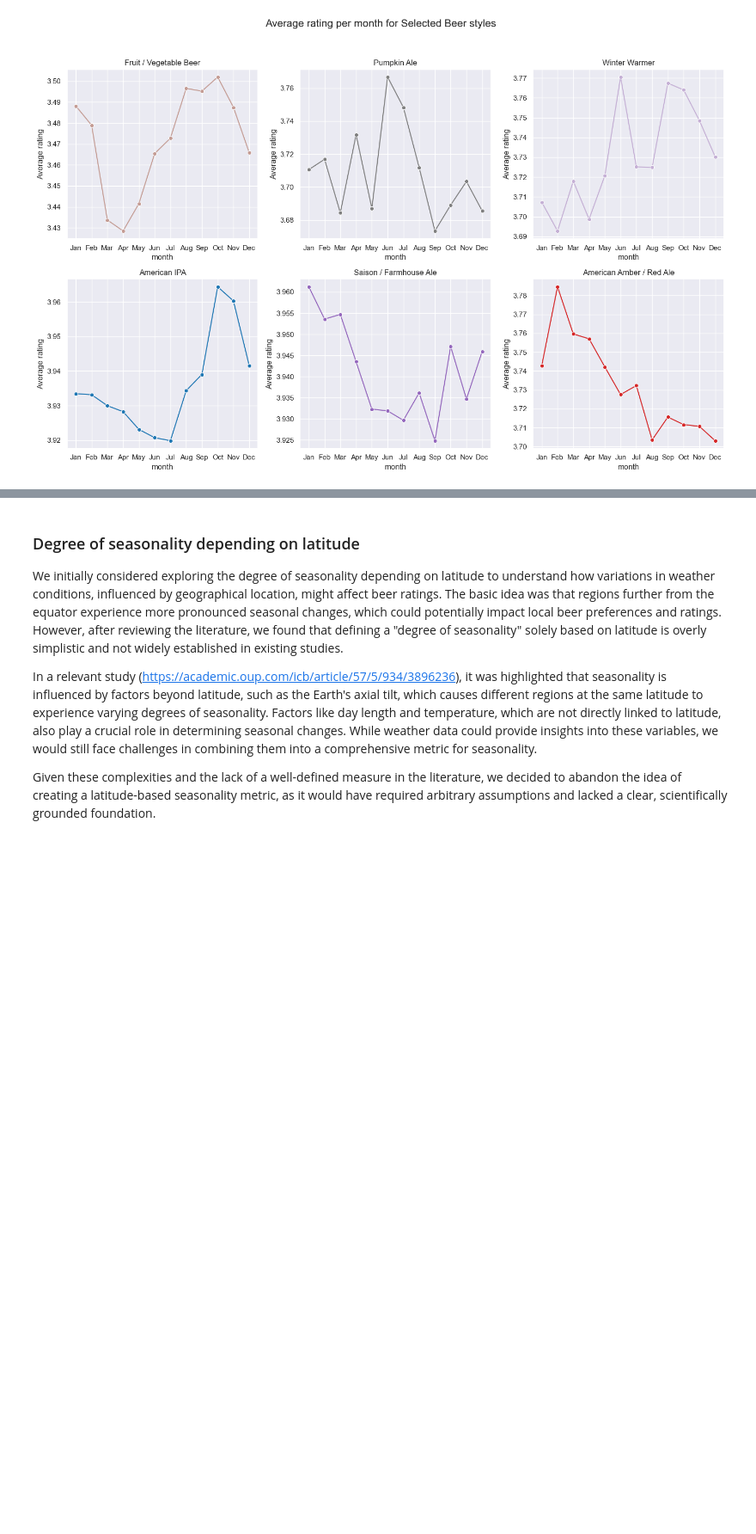
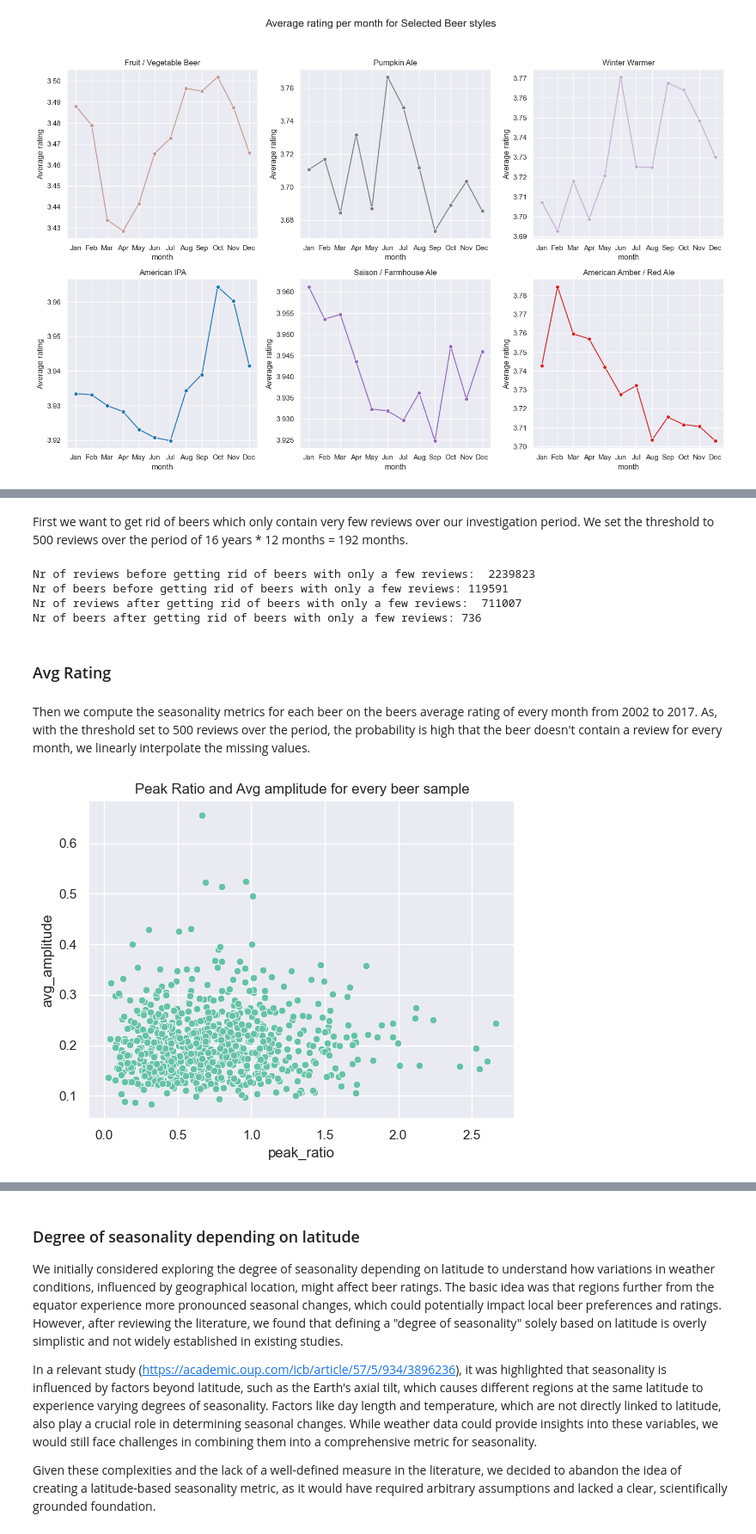
Before and after one commit to epfl-ada/ada-2024-project-leonardodatavinci, a Jupyter notebook: results.ipynb, the cells around one changed output, grey strips where cells are left out. Shown at 86% size. Cells and saved outputs as stored; diff of their text form; code cells hidden in the pictures; blank space fills up the shorter version.

Commit message:
updated and combined into results

```diff
--- a/results.ipynb
+++ b/results.ipynb
@@ -749,0 +757,58 @@ plt.show()
+# %%
+reviews_df = pd.read_csv("src/data/beerAdvocateReviewsUSA.csv", index_col=0)
+reviews_df["date_object"] = reviews_df["date_object"].map(datetime.fromisoformat)
+# %% [markdown]
+First we want to get rid of beers which only contain very few reviews over our investigation period. We set the threshold to 500 reviews over the period of 16 years * 12 months = 192 months.
+# %%
+# convert date to datetime
+
+# we 16 years * 12 months = 192 months -> if a beer rating is uniformly distributed over the 196 months m.
+# With chernoff, the probability that for every beer and every month there is at least 1 review of that beer is >= 1 - m*e^{-n/m} (m is the nr of months, n the numbers of reviews for the beer)
+# >= 1 - 192*exp(-1500/192) > 0.95 for n=1500 samples per beer.
+
+CUTOFF = 500 # cutoff for beers to get into the stats
+
+print("Nr of reviews before getting rid of beers with only a few reviews: ", reviews_df.shape[0])
+print("Nr of beers before getting rid of beers with only a few reviews:", len(reviews_df["beer_name"].unique()))
+
+# trash all with less rating than CUTOFF
+grouped_df = reviews_df.groupby("beer_id").agg(count = ("rating", "count")).reset_index()
+grouped_df = grouped_df[grouped_df["count"] >= CUTOFF]
+ids = grouped_df["beer_id"] # id's for beers with more than cutoff beers
+
+
+reduced_df = reviews_df[reviews_df["beer_id"].isin(ids)]
+print("Nr of reviews after getting rid of beers with only a few reviews: ", reduced_df.shape[0])
+print("Nr of beers after getting rid of beers with only a few reviews:", len(reduced_df["beer_name"].unique()))
+# %% [output]
+Nr of reviews before getting rid of beers with only a few reviews:  2239823
+Nr of beers before getting rid of beers with only a few reviews: 119591
+Nr of reviews after getting rid of beers with only a few reviews:  711007
+Nr of beers after getting rid of beers with only a few reviews: 736
+# %% [markdown]
+### Avg Rating
+# %% [markdown]
+Then we compute the seasonality metrics for each beer on the beers average rating of every month from 2002 to 2017. As, with the threshold set to 500 reviews over the period, the probability is high that the beer doesn't contain a review for every month, we linearly interpolate the missing values.
+# %%
+# initialize new dataframe to store the seasonality metrics
+seasonality_avg_df = reduced_df.groupby("beer_name")["rating"].agg("mean").reset_index()
+seasonality_avg_df = seasonality_avg_df.set_index("beer_name")
+
+for beerName in reduced_df["beer_name"].unique():
+
+    timeseries_data  = sm.data_preprocessing_mean_rating_per_month(reduced_df[reduced_df["beer_name"] == beerName], 'mean_rating')
+
+    # linear interpolation of missing monthly values
+    timeseries_data, nrInterpolated = sm.interpolate_missing_vals_monthly_avg(timeseries_data, col_to_interpolate="mean_rating")
+
+    peak_ratio, avg_amplitude = sm.timeseries_seasonality_metric(timeseries_data)
+
+    seasonality_avg_df.loc[beerName, "peak_ratio"] = peak_ratio
+    seasonality_avg_df.loc[beerName, "avg_amplitude"] = avg_amplitude
+    seasonality_avg_df.loc[beerName, "nr_interpolated"] = nrInterpolated
+# %%
+s = sns.scatterplot(seasonality_avg_df, x="peak_ratio", y="avg_amplitude")
+s.set_title("Peak Ratio and Avg amplitude for every beer sample")
+plt.show()
+# %% [output]
+[figure, added]
```
Also changed, not shown: parts of 37 cells of this notebook, 12 other files.
